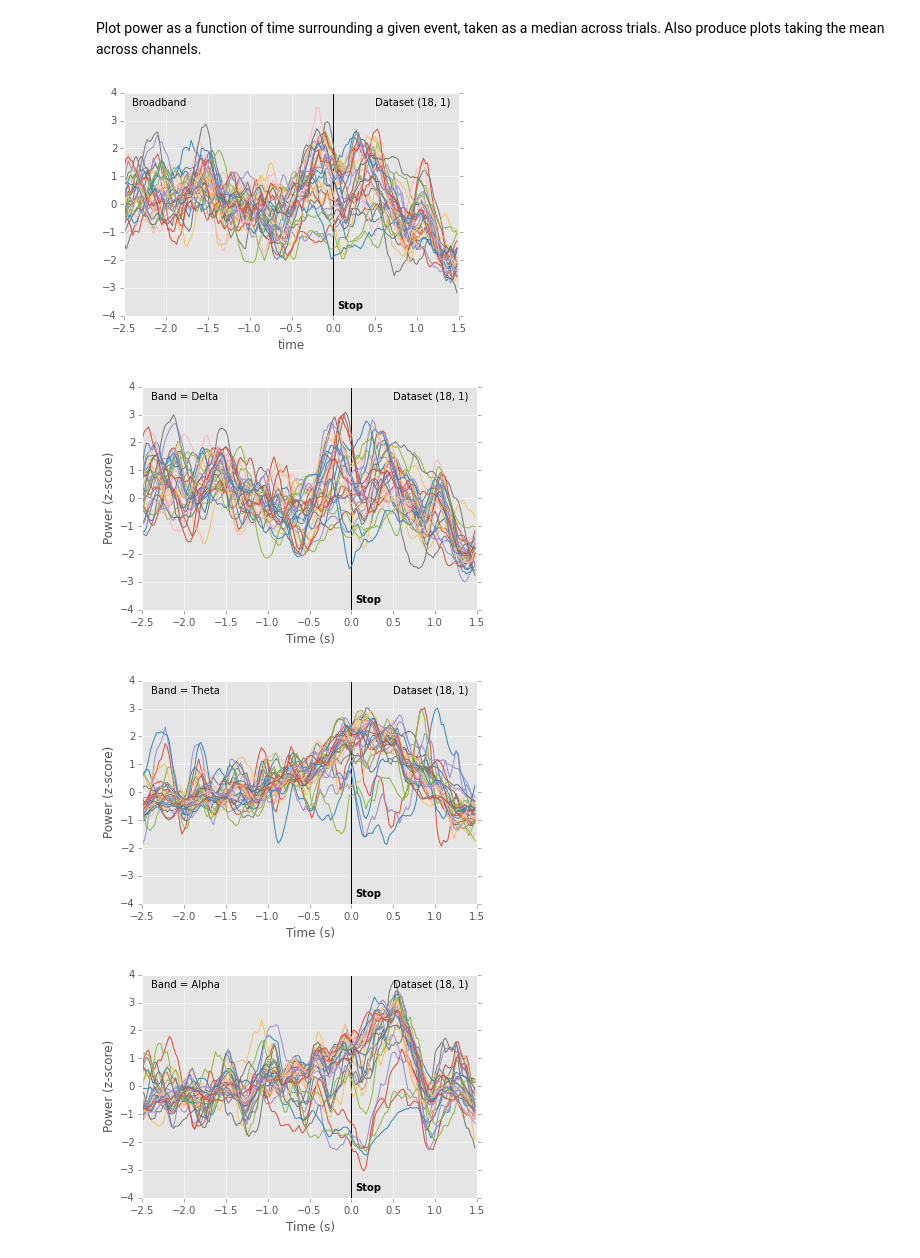
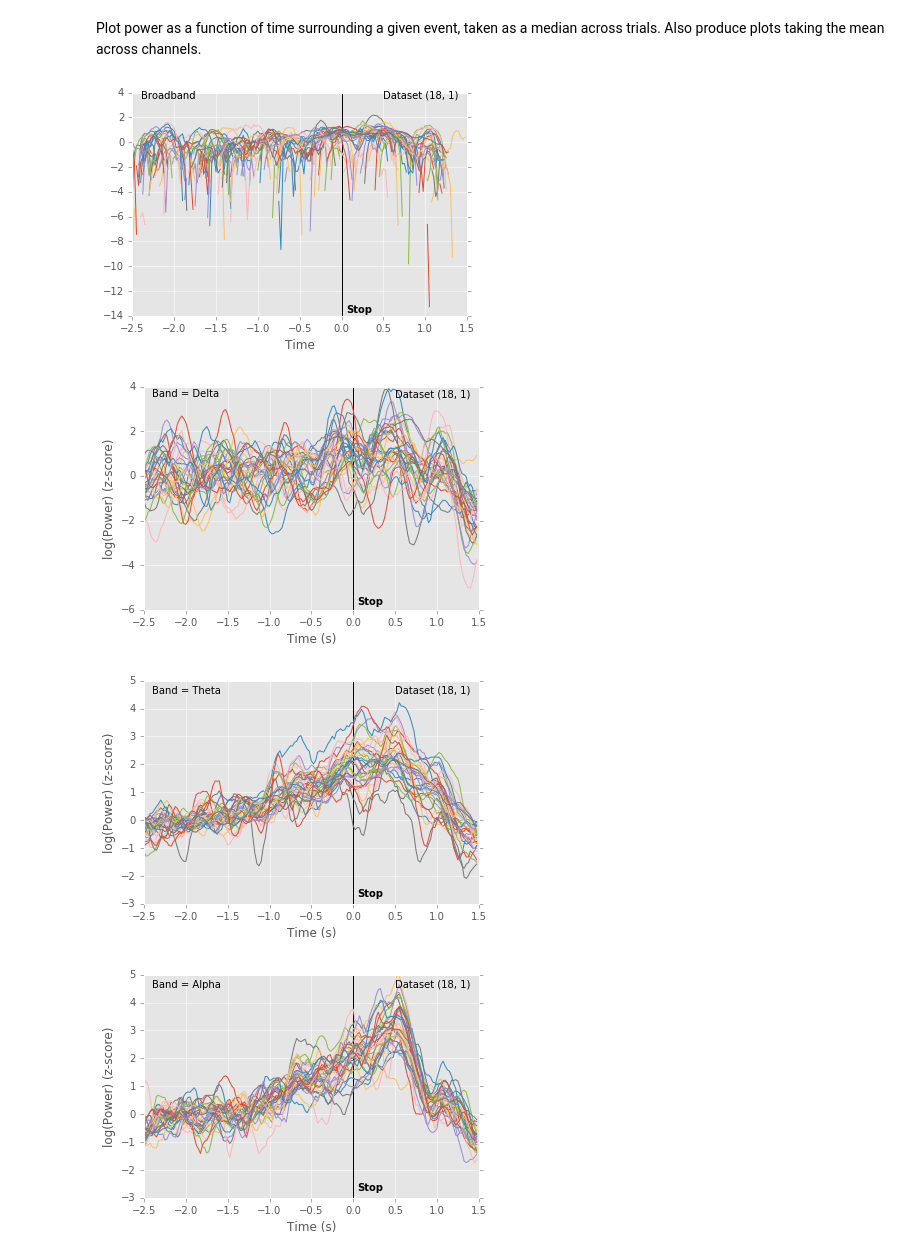
Before and after one commit to jmxpearson/bart_analysis, a Jupyter notebook: plot_channel_traces.ipynb, the cells around one changed output. Cells and saved outputs as stored; diff of their text form; code cells hidden in the pictures.

Commit message:
updating for Python3, new normalizations
- changed kernels
- changed power to log scale before z-scoring
- removed global mean across all channels from each channel before any
  other preprocessing

```diff
--- a/plot_channel_traces.ipynb
+++ b/plot_channel_traces.ipynb
@@ -26,6 +26,10 @@ smwid = 0.2  # smoothing window (in s)
 # load data
 dbname = os.path.expanduser('data/bart.hdf5')
 lfp = dbio.fetch_all_such_LFP(dbname, *dtup)
+# %%
+# remove global mean
+if lfp.shape[1] > 1:
+    lfp = lfp.demean_global()
 # %%
 # bandpass filter
 lfpraw = physutils.LFPset(lfp.copy(), meta=lfp.meta.copy())
@@ -80,37 +84,38 @@ pop_df = get_peri_event_df(lfp, pops)
 raw_stop_df = get_peri_event_df(lfpraw, stops_free)
 raw_pop_df = get_peri_event_df(lfpraw, pops)
 # %%
-raw_stop_df.zscore().plot(legend=False);
-stopz = stop_df.zscore()
+raw_stop_df = physutils.LFPset(np.log(raw_stop_df), raw_stop_df.meta).rzscore()
+raw_stop_df.plot(legend=False);
+stopz = physutils.LFPset(np.log(stop_df), stop_df.meta).rzscore()
 raw_stop_df.index.name = 'Time'
 plt.xlim([Tpre_plot, Tpost])
 
 # decorations
 voffset = -0.45
 plt.axvline(x=0, color='k', zorder=1)
 plt.text(0.05, plt.ylim()[0] + 0.25, 'Stop', fontweight='bold')
 plt.tick_params(axis='x', which='both', top='off');
 plt.text(plt.xlim()[1] - 1, plt.ylim()[1] + voffset, "Dataset {}".format(str(dtup)))
 plt.text(plt.xlim()[0] + 0.1, plt.ylim()[1] + voffset, "Broadband")
 
 if bands:
     for bb in bands:
         to_grab = [col for col in stopz.columns if bb in col]
         this_df = stopz.loc[:, to_grab]
         this_df.plot(legend=False)
         plt.xlim([Tpre_plot, Tpost])
 
         # decorations
         plt.axvline(x=0, color='k', zorder=1)
         plt.text(0.05, plt.ylim()[0] + 0.25, 'Stop', fontweight='bold')
         plt.tick_params(axis='x', which='both', top='off');
         plt.text(plt.xlim()[1] - 1, plt.ylim()[1] + voffset, "Dataset {}".format(str(dtup)))
         plt.text(plt.xlim()[0] + 0.1, plt.ylim()[1] + voffset, "Band = {}".format(bb.capitalize()))
 
-        plt.ylabel('Power (z-score)')
+        plt.ylabel('log(Power) (z-score)')
         plt.xlabel('Time (s)')
 # %% [output]
-[figure, old version]
+[figure, new version]
-[figure, old version]
+[figure, new version]
-[figure, old version]
+[figure, new version]
-[figure, old version]
+[figure, new version]
```
Also changed, not shown: parts of 6 cells of this notebook, 8 other files.
